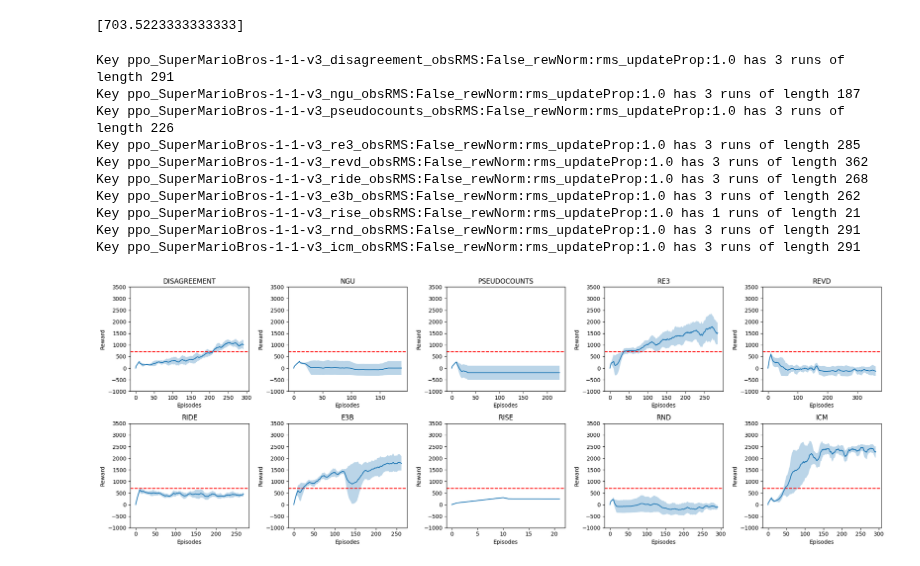
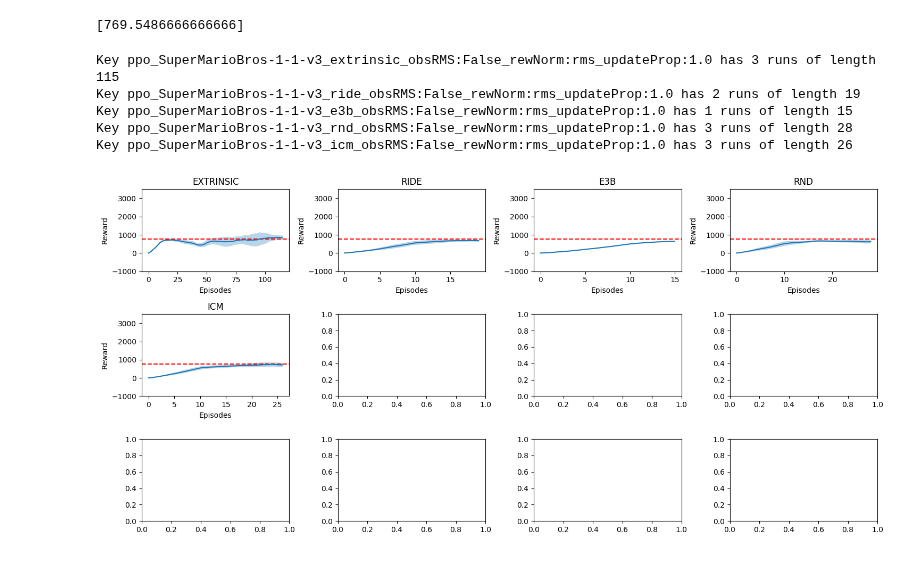
Before and after one commit to RLE-Foundation/rllte, a Jupyter notebook: src/plot.ipynb, the cells around one changed output. Saved outputs shown, nothing was run; the diff lists cells and outputs as text; code cells hidden in the pictures.

```diff
--- a/src/plot.ipynb
+++ b/src/plot.ipynb
@@ -34,13 +34,13 @@ for key in results.keys():
         extrinsic_performance.append(mean)
         keys_to_pop.append(key)
 
-for key in keys_to_pop:
-   results.pop(key)
+# for key in keys_to_pop:
+#    results.pop(key)
 
 # plot the extrinsic curve
 print(extrinsic_performance)
 # %% [output]
-[703.5223333333333]
+[769.5486666666666]
 # %%
 # make sure for each key in results, all the lists of rewards in the key are of the same length (which should be the max length common to all)
 for key in results:
@@ -49,46 +49,41 @@ for key in results:
     print(f"Key {key} has {len(results[key])} runs of length {min_len}")
 
 # plot 11 subplots
-fig, axs = plt.subplots(2, 5, figsize=(20, 7))
+fig, axs = plt.subplots(3, 4, figsize=(15, 7))
 axs = axs.ravel()
 
 for i, key in enumerate(results):
     mean = np.mean(results[key], axis=0)
     std = np.std(results[key], axis=0)
 
     # append 0s to the beginning so that they start in the same place
     mean = np.append(np.zeros(10), mean)
     std = np.append(np.zeros(10), std)
 
     # smooth with np.convolve
     window = 10
     mean = np.convolve(mean, np.ones(window), 'valid') / window
     std = np.convolve(std, np.ones(window), 'valid') / window
 
     x = np.arange(len(mean))
 
     # plot line at the extrinsic performance
     axs[i].axhline(y=np.mean(extrinsic_performance), color="r", linestyle="--")
 
     algo_name = key.split("_")[2]
 
     axs[i].fill_between(x, mean - std, mean + std, alpha=0.3)
     axs[i].plot(x, mean)
     # y limit from 0 to 3500
     axs[i].set_ylim([-1000, 3500])
     axs[i].set_title(algo_name.upper())
     axs[i].set_xlabel("Episodes")
     axs[i].set_ylabel("Reward")
 plt.tight_layout()
 # %% [output]
-Key ppo_SuperMarioBros-1-1-v3_disagreement_obsRMS:False_rewNorm:rms_updateProp:1.0 has 3 runs of length 291
-Key ppo_SuperMarioBros-1-1-v3_ngu_obsRMS:False_rewNorm:rms_updateProp:1.0 has 3 runs of length 187
-Key ppo_SuperMarioBros-1-1-v3_pseudocounts_obsRMS:False_rewNorm:rms_updateProp:1.0 has 3 runs of length 226
-Key ppo_SuperMarioBros-1-1-v3_re3_obsRMS:False_rewNorm:rms_updateProp:1.0 has 3 runs of length 285
-Key ppo_SuperMarioBros-1-1-v3_revd_obsRMS:False_rewNorm:rms_updateProp:1.0 has 3 runs of length 362
-Key ppo_SuperMarioBros-1-1-v3_ride_obsRMS:False_rewNorm:rms_updateProp:1.0 has 3 runs of length 268
-Key ppo_SuperMarioBros-1-1-v3_e3b_obsRMS:False_rewNorm:rms_updateProp:1.0 has 3 runs of length 262
-Key ppo_SuperMarioBros-1-1-v3_rise_obsRMS:False_rewNorm:rms_updateProp:1.0 has 1 runs of length 21
-Key ppo_SuperMarioBros-1-1-v3_rnd_obsRMS:False_rewNorm:rms_updateProp:1.0 has 3 runs of length 291
-Key ppo_SuperMarioBros-1-1-v3_icm_obsRMS:False_rewNorm:rms_updateProp:1.0 has 3 runs of length 291
+Key ppo_SuperMarioBros-1-1-v3_extrinsic_obsRMS:False_rewNorm:rms_updateProp:1.0 has 3 runs of length 115
+Key ppo_SuperMarioBros-1-1-v3_ride_obsRMS:False_rewNorm:rms_updateProp:1.0 has 2 runs of length 19
+Key ppo_SuperMarioBros-1-1-v3_e3b_obsRMS:False_rewNorm:rms_updateProp:1.0 has 1 runs of length 15
+Key ppo_SuperMarioBros-1-1-v3_rnd_obsRMS:False_rewNorm:rms_updateProp:1.0 has 3 runs of length 28
+Key ppo_SuperMarioBros-1-1-v3_icm_obsRMS:False_rewNorm:rms_updateProp:1.0 has 3 runs of length 26
-[figure, old version]
+[figure, new version]
```
Also changed, not shown: 1 other file.
